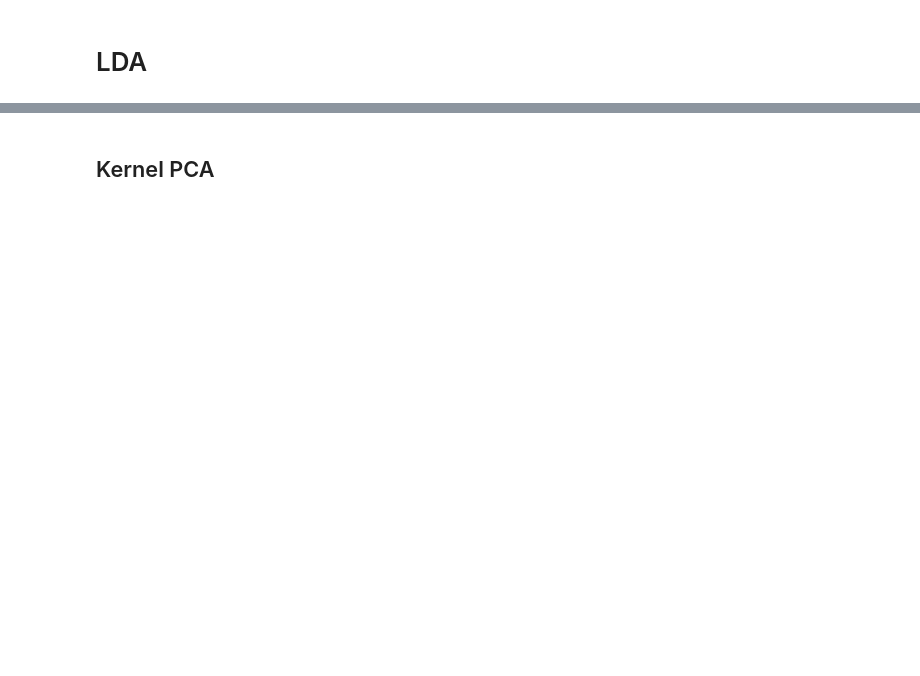
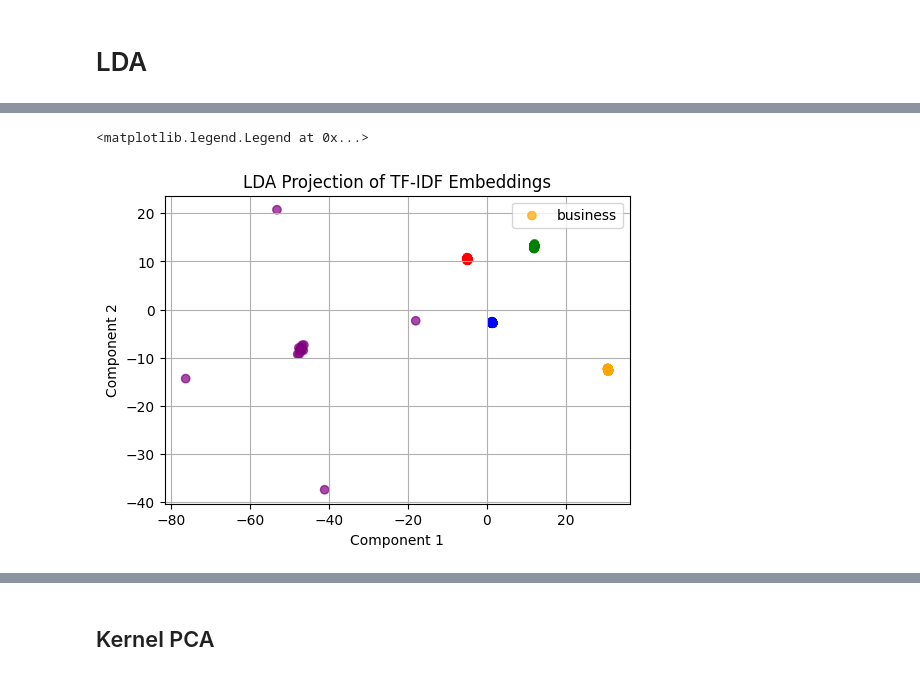
Before and after one commit to wiktorbag/Dimensionality-reduction-project, a Jupyter notebook: experiment3.ipynb, the cells around one changed output, grey strips where cells are left out. Saved outputs shown, nothing was run; the diff lists cells and outputs as text; code cells hidden in the pictures; blank space fills up the shorter version.

```diff
--- a/experiment3.ipynb
+++ b/experiment3.ipynb
@@ -187,0 +111,6 @@ print(f"Calinski-Harabasz dla PCA: {cal_har:.4f}")
+# %%
+plot_2d_projection(reductions['LDA on TF-IDF2d'], map_category_to_color(evaluator_embeddings.y_train), title='LDA Projection of TF-IDF Embeddings',show_colorbar=False)
+plt.legend(categories)
+# %% [output]
+<matplotlib.legend.Legend at 0x...>
+[figure, added]
```
Also changed, not shown: parts of 42 cells of this notebook, 6 other files.
